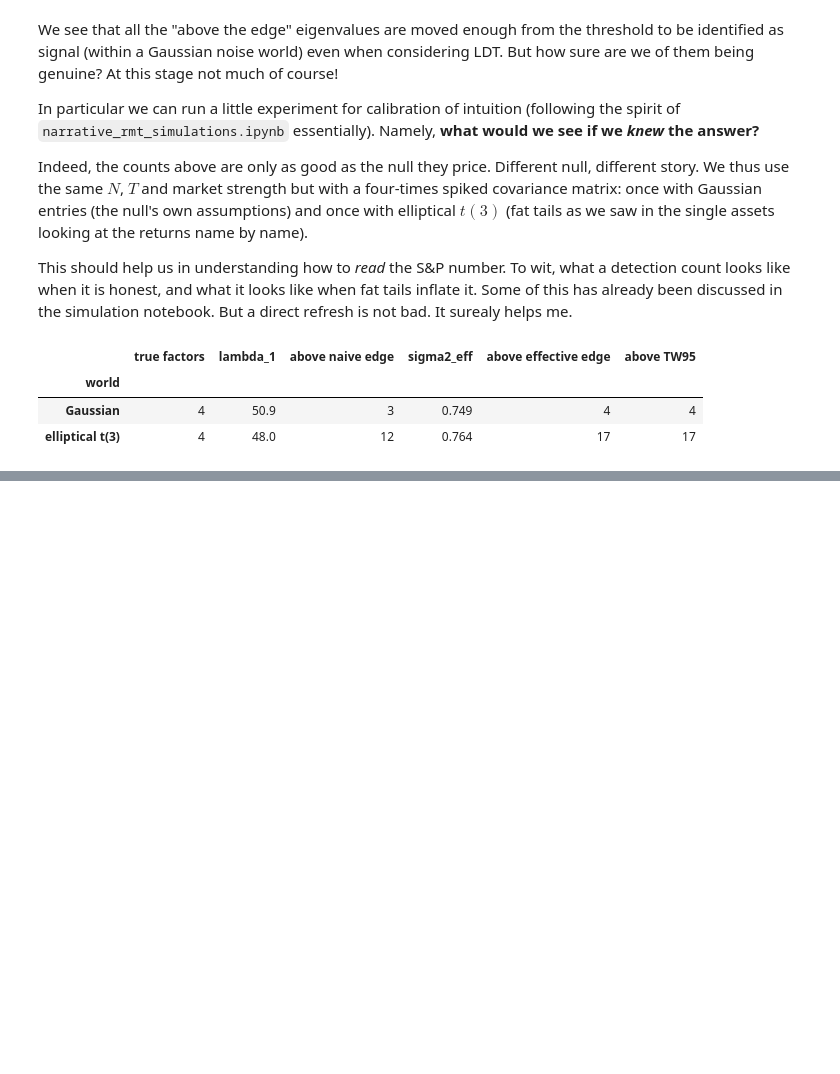
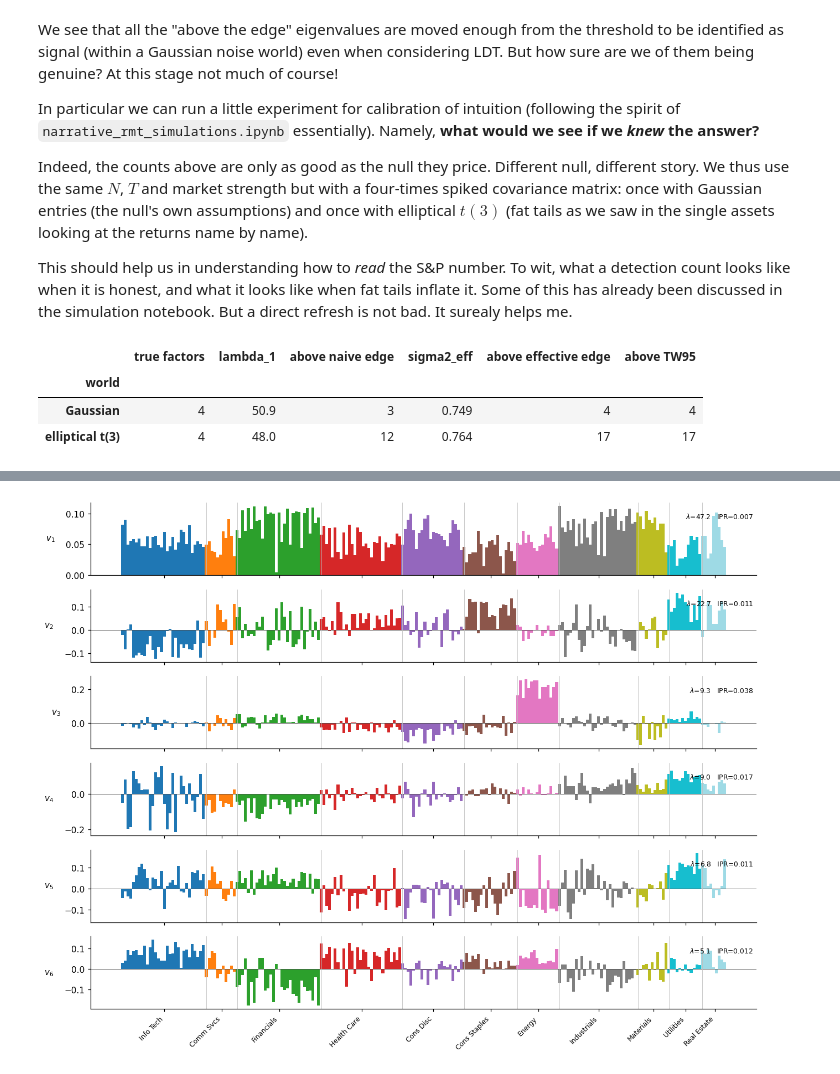
Before and after one commit to MarcoGaloppo/Quant-RMT-FatTails, a Jupyter notebook: narrative_rmt_market_data.ipynb, the cells around one changed output, grey strips where cells are left out. Saved outputs shown, nothing was run; the diff lists cells and outputs as text; code cells hidden in the pictures; blank space fills up the shorter version.

```diff
--- a/narrative_rmt_market_data.ipynb
+++ b/narrative_rmt_market_data.ipynb
@@ -455,0 +467,30 @@ Hence, we can say that any S&P count read off the effective edge is an **upper b
+# %%
+if px is not None:
+    order = np.argsort([list(UNIVERSE).index(SECTOR_OF[n]) for n in names_w])
+    secs_sorted = [SECTOR_OF[names_w[i]] for i in order]
+    sec_list = list(UNIVERSE)
+    cmap = plt.get_cmap("tab20")
+    col_of = {s: cmap(i / max(len(sec_list) - 1, 1)) for i, s in enumerate(sec_list)}
+    bar_cols = [col_of[s] for s in secs_sorted]
+    bounds = [secs_sorted.index(s) for s in sec_list if s in secs_sorted]
+
+    n_show = 6
+    fig, axes = plt.subplots(n_show, 1, figsize=(12, 1.55 * n_show), sharex=True)
+    for k, ax in enumerate(axes):
+        v = U_w[order, k]
+        v = v * np.sign(v.sum() if abs(v.sum()) > 1e-12 else 1.0)   # fix the sign convention
+        ax.bar(np.arange(len(v)), v, color=bar_cols, width=1.0)
+        ax.axhline(0, color="0.3", lw=0.6)
+        ax.set_ylabel(f"$v_{{{k+1}}}$", rotation=0, labelpad=18, va="center")
+        ax.text(0.995, 0.86, f"$\\lambda$={lam_w[k]:.1f}   IPR={ipr(U_w[:, k]).item():.3f}",
+                transform=ax.transAxes, ha="right", va="top", fontsize=8)
+        for b in bounds[1:]:
+            ax.axvline(b, color="0.75", lw=0.5)
+        ax.grid(False)
+    axes[-1].set_xticks([(bounds + [len(order)])[i] / 2 + (bounds + [len(order)])[i + 1] / 2
+                         for i in range(len(bounds))])
+    axes[-1].set_xticklabels([s for s in sec_list if s in secs_sorted], rotation=45,
+                             ha="right", fontsize=8)
+    plt.tight_layout()
+# %% [output]
+[figure, added]
```
Also changed, not shown: parts of 14 cells of this notebook, 1 other file.
